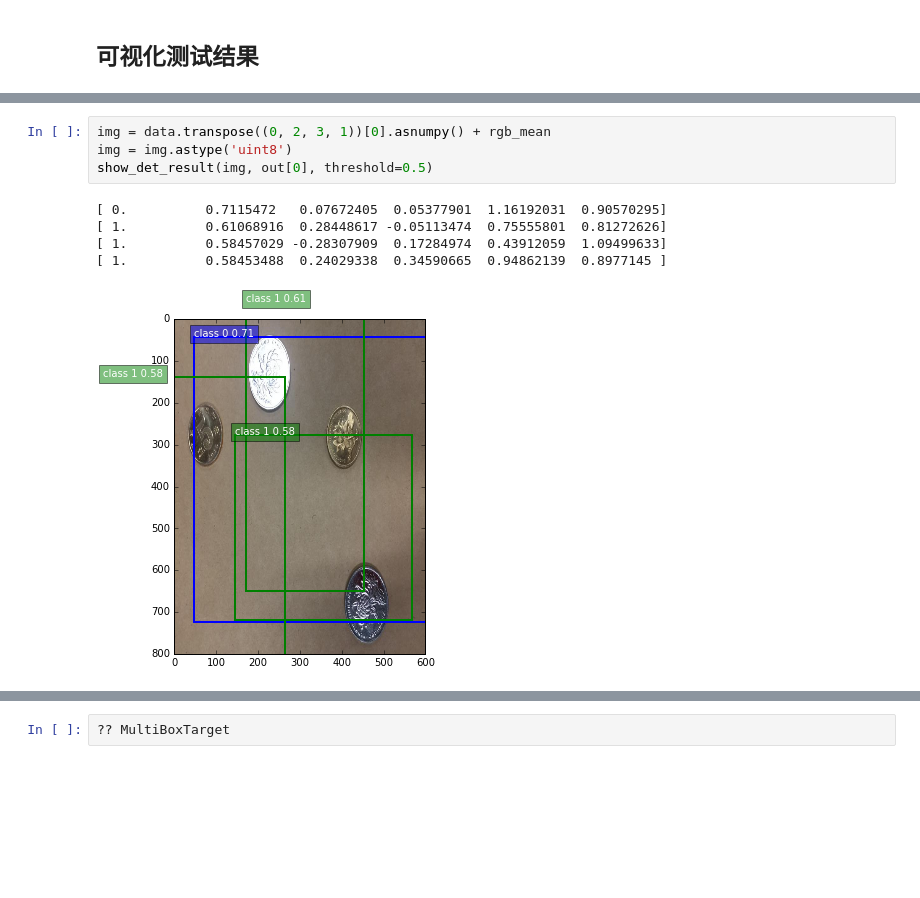
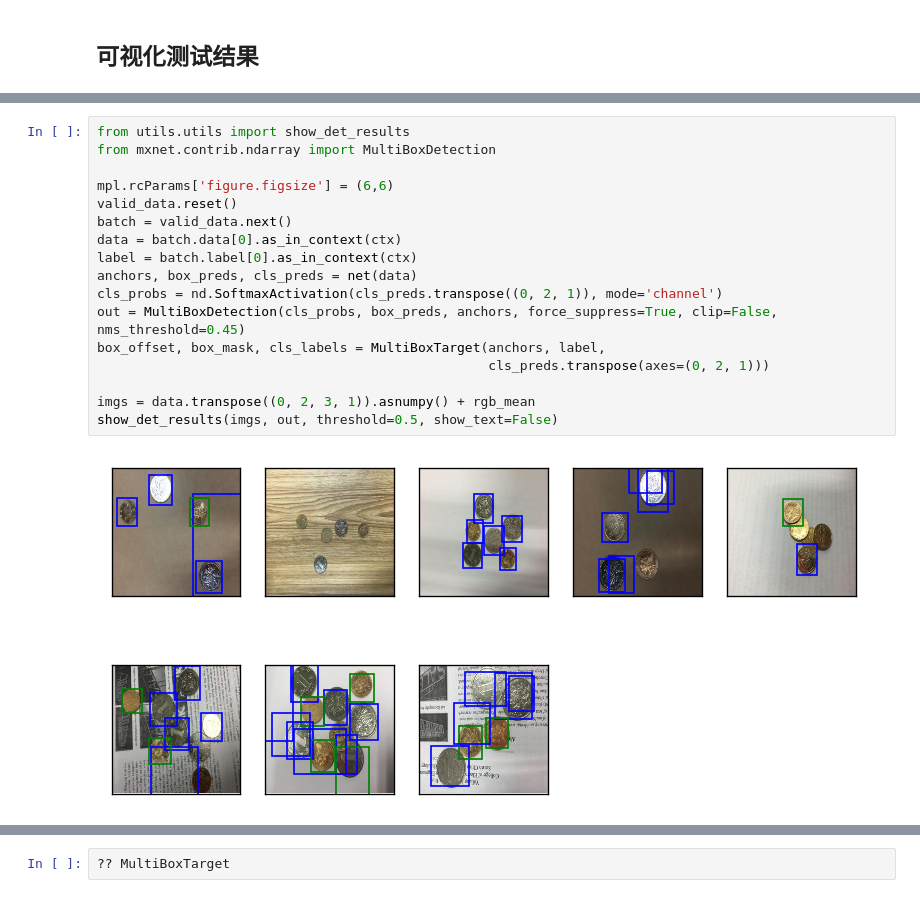
Before and after one commit to yinglang/CoinCount, a Jupyter notebook: model_train/train.ipynb, the cells around one changed output, grey strips where cells are left out. Drawn from its saved outputs; the diff is of its cells as text; blank space fills up the shorter version.

```diff
--- a/model_train/train.ipynb
+++ b/model_train/train.ipynb
@@ -362,10 +338,19 @@ print nd.mean(box_mask.reshape((0, -1, 4)).transpose((2, 0, 1)) == (cls_labels>0
-# %%
-img = data.transpose((0, 2, 3, 1))[0].asnumpy() + rgb_mean
-img = img.astype('uint8')
-show_det_result(img, out[0], threshold=0.5)
-# %% [output]
-[ 0.          0.7115472   0.07672405  0.05377901  1.16192031  0.90570295]
-[ 1.          0.61068916  0.28448617 -0.05113474  0.75555801  0.81272626]
-[ 1.          0.58457029 -0.28307909  0.17284974  0.43912059  1.09499633]
-[ 1.          0.58453488  0.24029338  0.34590665  0.94862139  0.8977145 ]
-[figure, removed]
+# %%
+from utils.utils import show_det_results
+from mxnet.contrib.ndarray import MultiBoxDetection
+
+mpl.rcParams['figure.figsize'] = (6,6)
+valid_data.reset()
+batch = valid_data.next()
+data = batch.data[0].as_in_context(ctx)
+label = batch.label[0].as_in_context(ctx)
+anchors, box_preds, cls_preds = net(data)
+cls_probs = nd.SoftmaxActivation(cls_preds.transpose((0, 2, 1)), mode='channel')
+out = MultiBoxDetection(cls_probs, box_preds, anchors, force_suppress=True, clip=False, nms_threshold=0.45)
+box_offset, box_mask, cls_labels = MultiBoxTarget(anchors, label,
+                                                  cls_preds.transpose(axes=(0, 2, 1)))
+
+imgs = data.transpose((0, 2, 3, 1)).asnumpy() + rgb_mean
+show_det_results(imgs, out, threshold=0.5, show_text=False)
+# %% [output]
+[figure, added]
```
Also changed, not shown: parts of 21 cells of this notebook, 7 other files.
